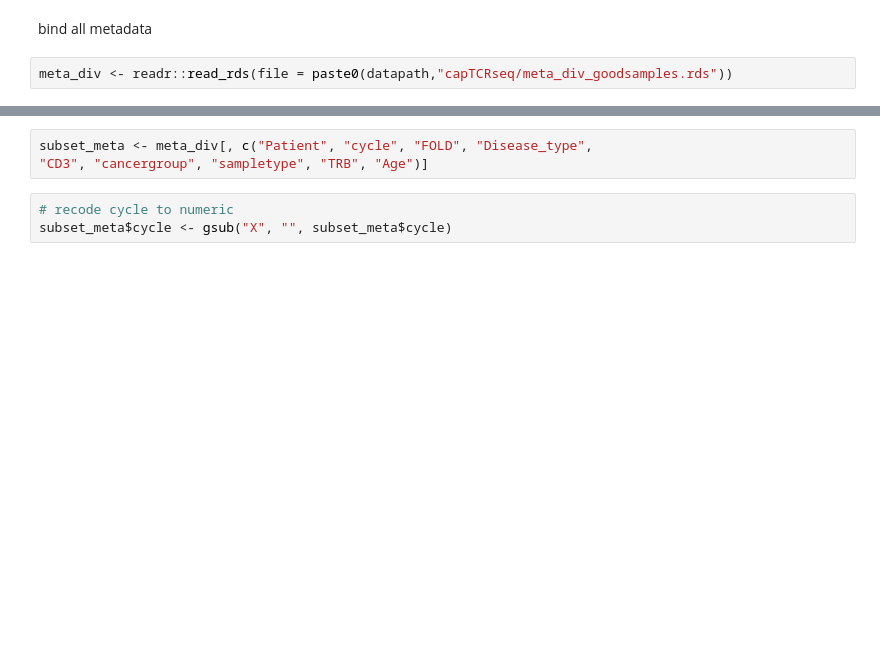
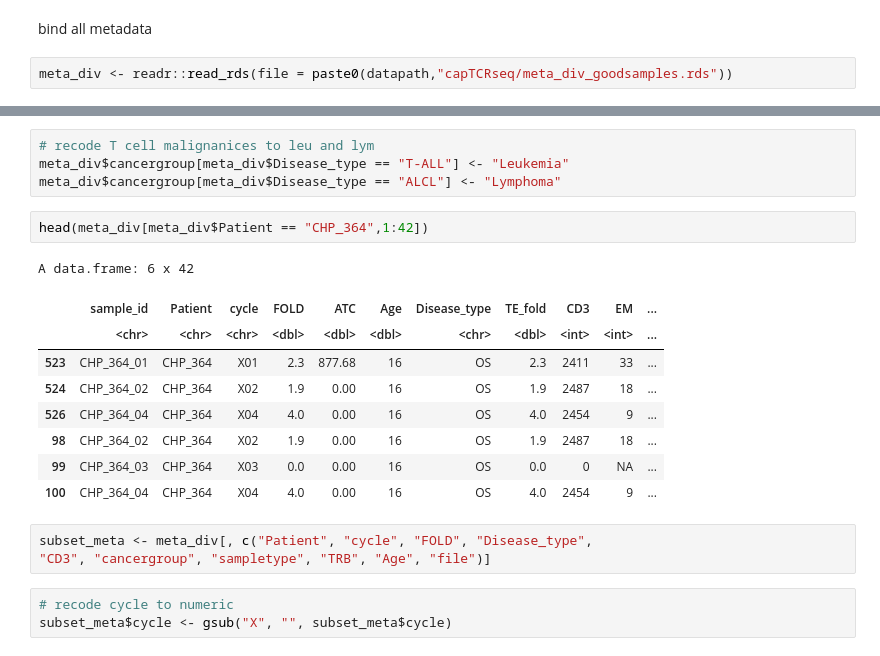
Before and after one commit to pughlab/ped_CapTCRseq, a Jupyter notebook: notebooks/09_Swimmerplot.ipynb, the cells around one changed output, grey strips where cells are left out. Saved outputs shown, nothing was run; the diff lists cells and outputs as text; blank space fills up the shorter version.

```diff
--- a/notebooks/09_Swimmerplot.ipynb
+++ b/notebooks/09_Swimmerplot.ipynb
@@ -25,6 +37,22 @@ meta_div <- readr::read_rds(file = paste0(datapath,"capTCRseq/meta_div_goodsampl
+# %%
+# recode T cell malignanices to leu and lym
+meta_div$cancergroup[meta_div$Disease_type == "T-ALL"] <- "Leukemia"
+meta_div$cancergroup[meta_div$Disease_type == "ALCL"] <- "Lymphoma"
+# %%
+head(meta_div[meta_div$Patient == "CHP_364",1:42])
+# %% [output]
+A data.frame: 6 x 42
+|  | sample_id | Patient | cycle | FOLD | ATC | Age | Disease_type | TE_fold | CD3 | EM | ... |
+|  | <chr> | <chr> | <chr> | <dbl> | <dbl> | <dbl> | <chr> | <dbl> | <int> | <int> | ... |
+| 523 | CHP_364_01 | CHP_364 | X01 | 2.3 | 877.68 | 16 | OS | 2.3 | 2411 | 33 | ... |
+| 524 | CHP_364_02 | CHP_364 | X02 | 1.9 | 0.00 | 16 | OS | 1.9 | 2487 | 18 | ... |
+| 526 | CHP_364_04 | CHP_364 | X04 | 4.0 | 0.00 | 16 | OS | 4.0 | 2454 | 9 | ... |
+| 98 | CHP_364_02 | CHP_364 | X02 | 1.9 | 0.00 | 16 | OS | 1.9 | 2487 | 18 | ... |
+| 99 | CHP_364_03 | CHP_364 | X03 | 0.0 | 0.00 | 16 | OS | 0.0 | 0 | NA | ... |
+| 100 | CHP_364_04 | CHP_364 | X04 | 4.0 | 0.00 | 16 | OS | 4.0 | 2454 | 9 | ... |
 # %%
 subset_meta <- meta_div[, c("Patient", "cycle", "FOLD", "Disease_type",
-"CD3", "cancergroup", "sampletype", "TRB", "Age")]
+"CD3", "cancergroup", "sampletype", "TRB", "Age", "file")]
 # %%
 # recode cycle to numeric
 subset_meta$cycle <- gsub("X", "", subset_meta$cycle)
```
Also changed, not shown: parts of 46 cells of this notebook, 23 other files.
